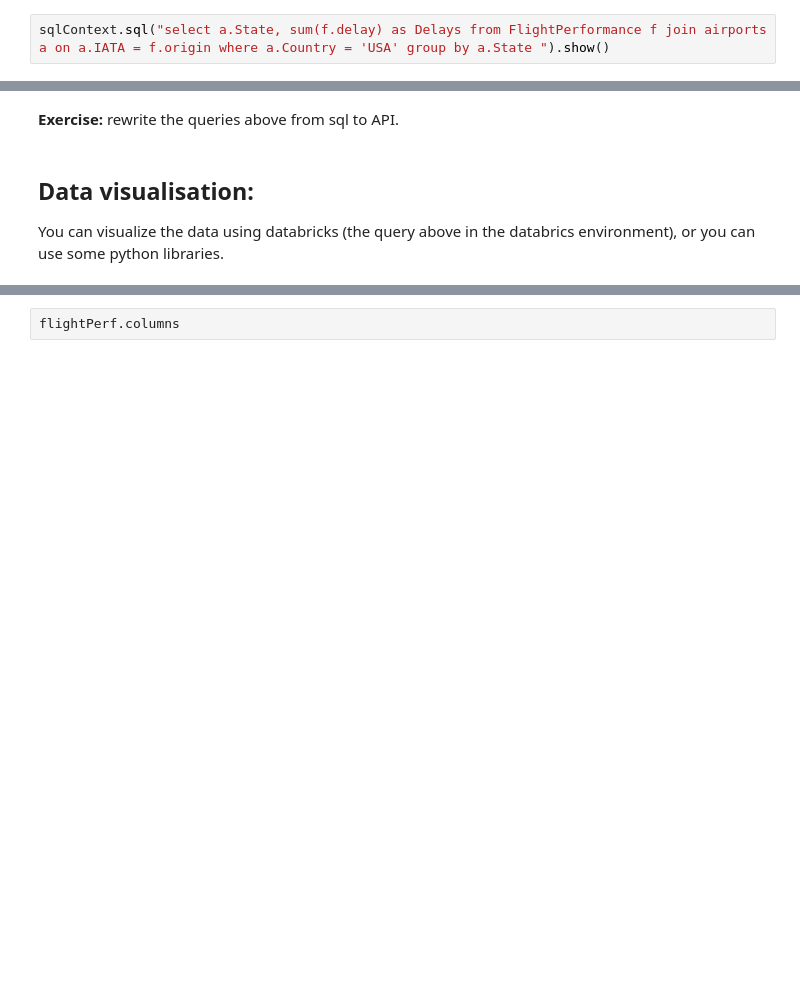
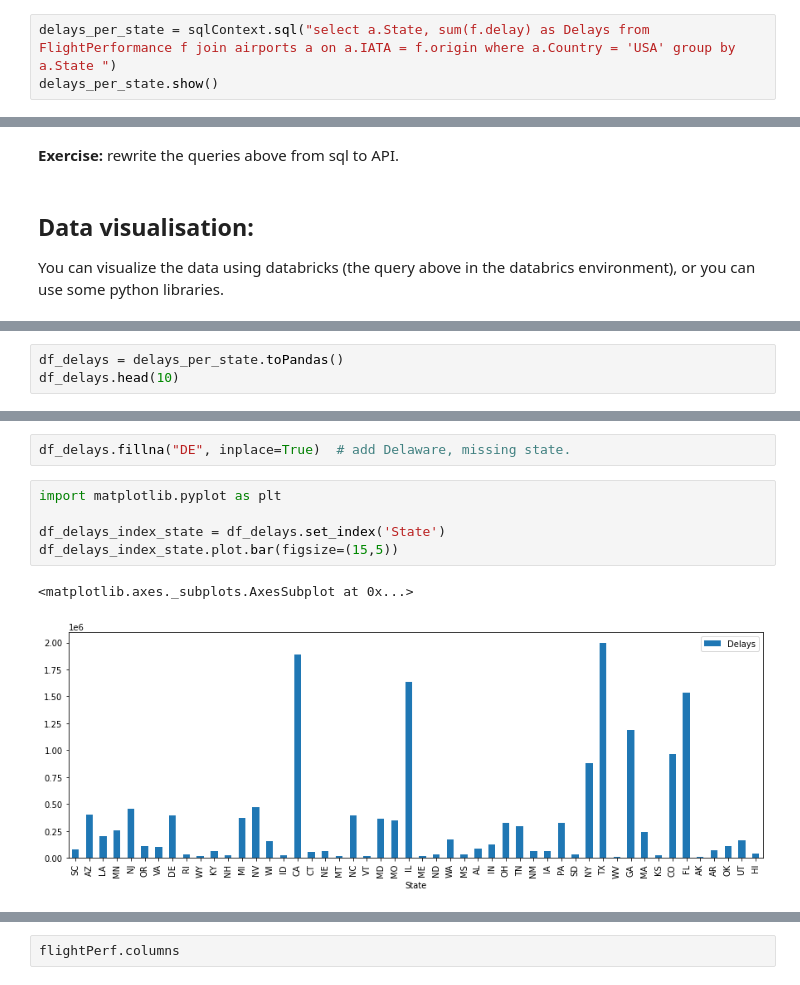
Before and after one commit to SebastianoF/learningPySpark, a Jupyter notebook: Chapter03/LearningPySpark_Chapter03.ipynb, the cells around one changed output, grey strips where cells are left out. Drawn from its saved outputs; the diff is of its cells as text; blank space fills up the shorter version.

````diff
--- a/Chapter03/LearningPySpark_Chapter03.ipynb
+++ b/Chapter03/LearningPySpark_Chapter03.ipynb
@@ -333,7 +333,8 @@ select a.State, sum(f.delay) as Delays
  group by a.State
 ```
 # %%
-sqlContext.sql("select a.State, sum(f.delay) as Delays from FlightPerformance f join airports a on a.IATA = f.origin where a.Country = 'USA' group by a.State ").show()
+delays_per_state = sqlContext.sql("select a.State, sum(f.delay) as Delays from FlightPerformance f join airports a on a.IATA = f.origin where a.Country = 'USA' group by a.State ")
+delays_per_state.show()
 # %% [output]
 +-----+---------+
 |State|   Delays|
@@ -364,0 +362,3 @@ You can visualize the data using databricks (the query above in the databrics en
+# %%
+df_delays = delays_per_state.toPandas()
+df_delays.head(10)
@@ -364,0 +377,10 @@ You can visualize the data using databricks (the query above in the databrics en
+# %%
+df_delays.fillna("DE", inplace=True)  # add Delaware, missing state.
+# %%
+import matplotlib.pyplot as plt
+
+df_delays_index_state = df_delays.set_index('State')
+df_delays_index_state.plot.bar(figsize=(15,5))
+# %% [output]
+<matplotlib.axes._subplots.AxesSubplot at 0x...>
+[figure, added]
````
Also changed, not shown: parts of 6 cells of this notebook, 2 other files.
